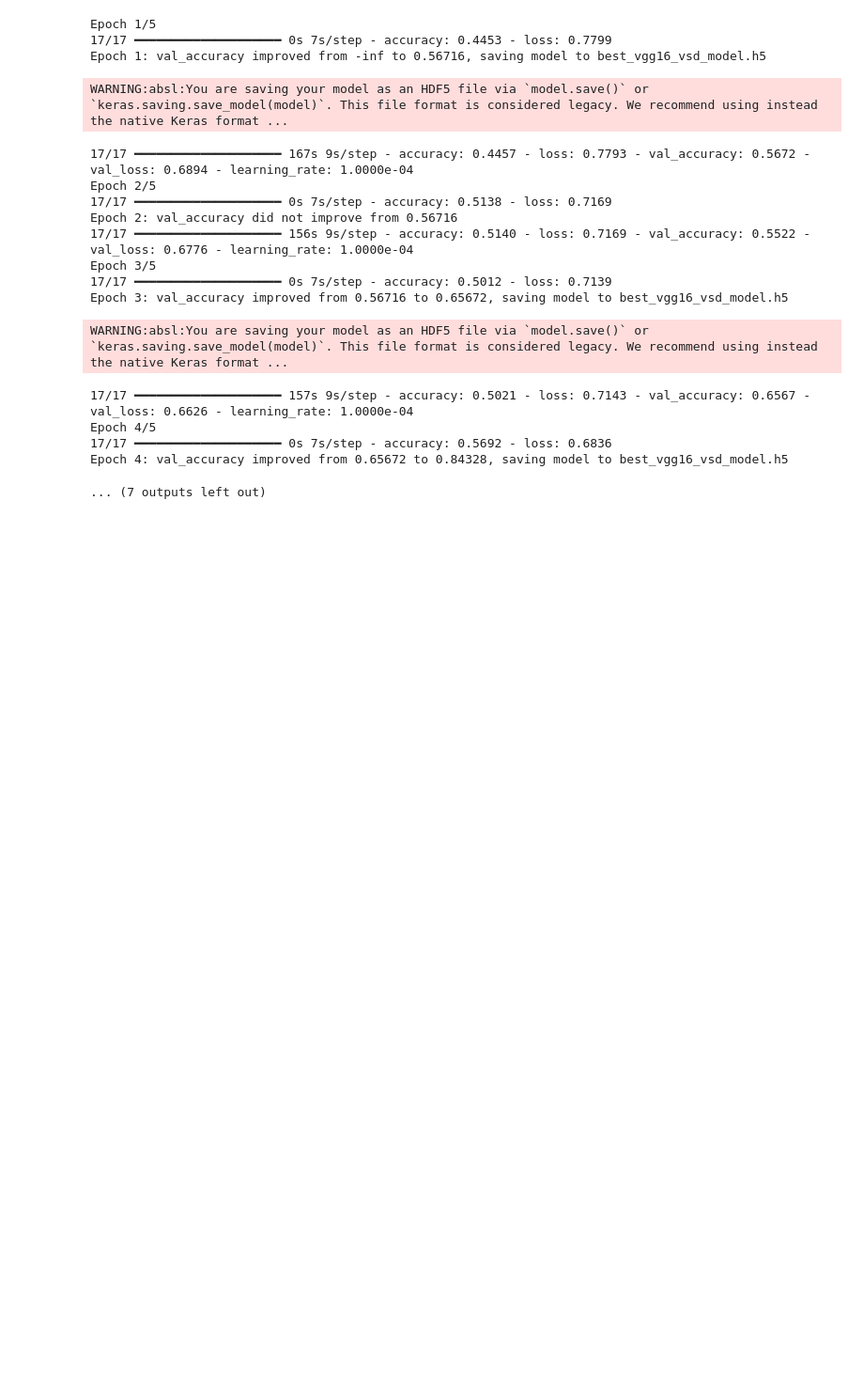
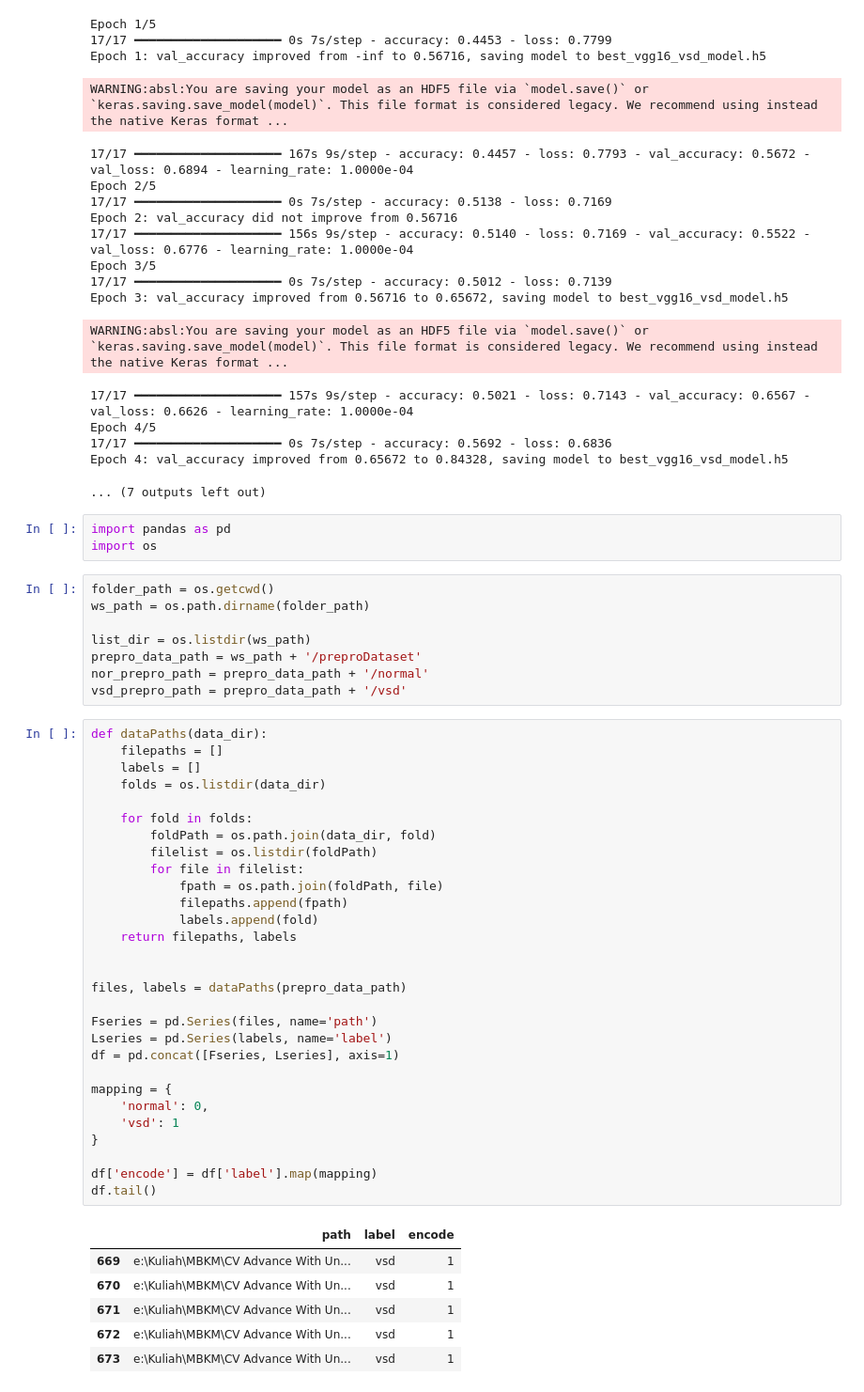
Before and after one commit to Daffin-TW/Heart-Leaks-Disease-Classification, a Jupyter notebook: scripts/3_trainingModel.ipynb, the cells around one changed output. Shown at 94% size. Cells and saved outputs as stored; diff of their text form; blank space fills up the shorter version.

```diff
--- a/scripts/3_trainingModel.ipynb
+++ b/scripts/3_trainingModel.ipynb
@@ -375,3 +375,50 @@ Epoch 4/5
 17/17 ━━━━━━━━━━━━━━━━━━━━ 0s 7s/step - accuracy: 0.5692 - loss: 0.6836
 Epoch 4: val_accuracy improved from 0.65672 to 0.84328, saving model to best_vgg16_vsd_model.h5
 ... (7 outputs left out)
+# %%
+import pandas as pd
+import os
+# %%
+folder_path = os.getcwd()
+ws_path = os.path.dirname(folder_path)
+
+list_dir = os.listdir(ws_path)
+prepro_data_path = ws_path + '/preproDataset'
+nor_prepro_path = prepro_data_path + '/normal'
+vsd_prepro_path = prepro_data_path + '/vsd'
+# %%
+def dataPaths(data_dir):
+    filepaths = []
+    labels = []
+    folds = os.listdir(data_dir)
+
+    for fold in folds:
+        foldPath = os.path.join(data_dir, fold)
+        filelist = os.listdir(foldPath)
+        for file in filelist:
+            fpath = os.path.join(foldPath, file)
+            filepaths.append(fpath)
+            labels.append(fold)
+    return filepaths, labels
+
+
+files, labels = dataPaths(prepro_data_path)
+
+Fseries = pd.Series(files, name='path')
+Lseries = pd.Series(labels, name='label')
+df = pd.concat([Fseries, Lseries], axis=1)
+
+mapping = {
+    'normal': 0,
+    'vsd': 1
+}
+
+df['encode'] = df['label'].map(mapping)
+df.tail()
+# %% [output]
+|  | path | label | encode |
+| 669 | e:\Kuliah\MBKM\CV Advance With Un... | vsd | 1 |
+| 670 | e:\Kuliah\MBKM\CV Advance With Un... | vsd | 1 |
+| 671 | e:\Kuliah\MBKM\CV Advance With Un... | vsd | 1 |
+| 672 | e:\Kuliah\MBKM\CV Advance With Un... | vsd | 1 |
+| 673 | e:\Kuliah\MBKM\CV Advance With Un... | vsd | 1 |
```
Also changed, not shown: parts of 3 cells of this notebook, 1 other file.
